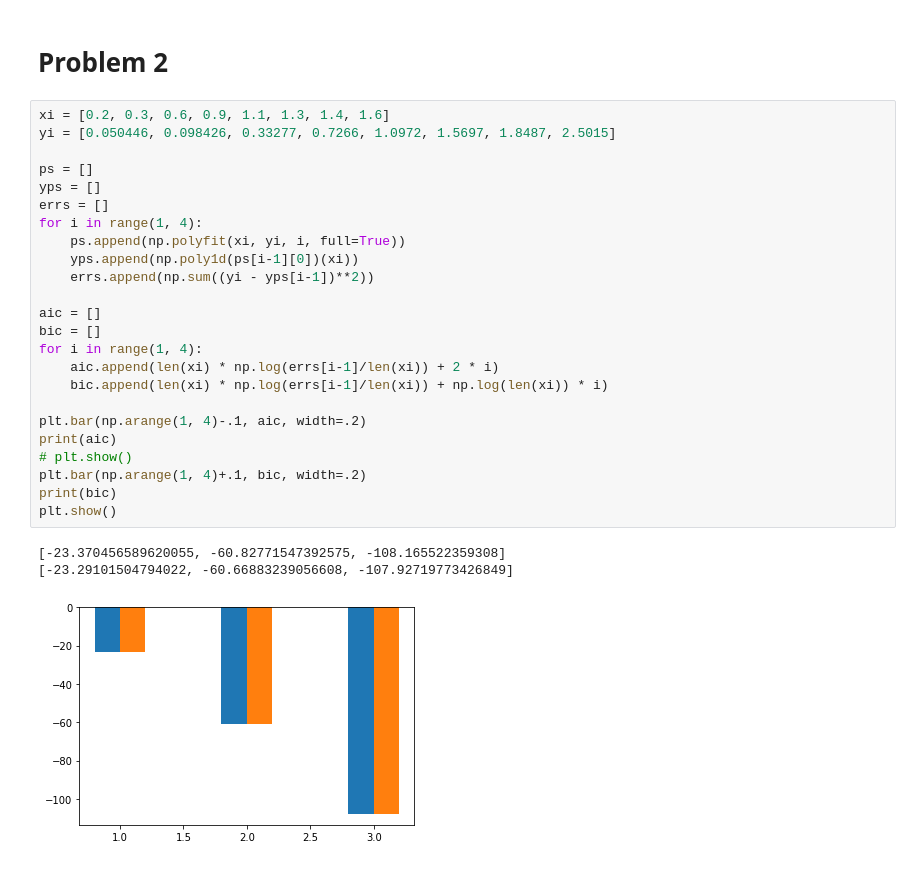
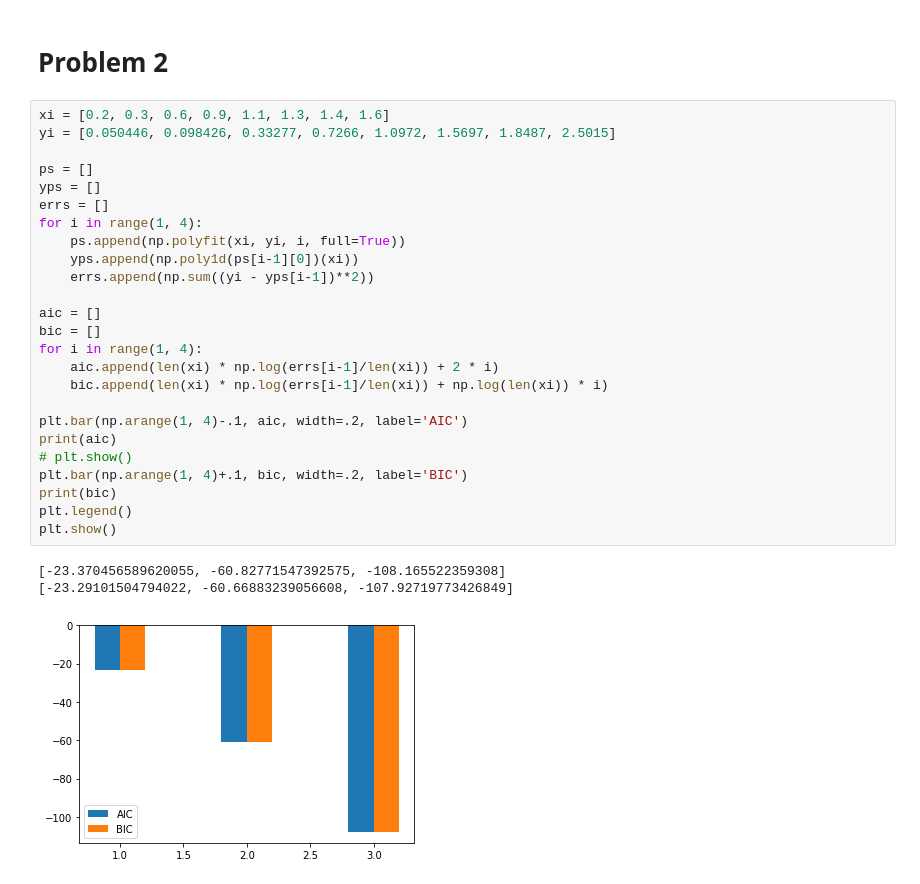
Before and after one commit to ASiCo1116/bime-ml, a Jupyter notebook: hw3/hw3.ipynb, the cells around one changed output. Cells and saved outputs as stored; diff of their text form.

```diff
--- a/hw3/hw3.ipynb
+++ b/hw3/hw3.ipynb
@@ -78,28 +78,29 @@ plt.show()
 # %%
 xi = [0.2, 0.3, 0.6, 0.9, 1.1, 1.3, 1.4, 1.6]
 yi = [0.050446, 0.098426, 0.33277, 0.7266, 1.0972, 1.5697, 1.8487, 2.5015]
 
 ps = []
 yps = []
 errs = []
 for i in range(1, 4):
     ps.append(np.polyfit(xi, yi, i, full=True))
     yps.append(np.poly1d(ps[i-1][0])(xi))
     errs.append(np.sum((yi - yps[i-1])**2))
 
 aic = []
 bic = []
 for i in range(1, 4):
     aic.append(len(xi) * np.log(errs[i-1]/len(xi)) + 2 * i)
     bic.append(len(xi) * np.log(errs[i-1]/len(xi)) + np.log(len(xi)) * i)
 
-plt.bar(np.arange(1, 4)-.1, aic, width=.2)
+plt.bar(np.arange(1, 4)-.1, aic, width=.2, label='AIC')
 print(aic)
 # plt.show()
-plt.bar(np.arange(1, 4)+.1, bic, width=.2)
+plt.bar(np.arange(1, 4)+.1, bic, width=.2, label='BIC')
 print(bic)
+plt.legend()
 plt.show()
 # %% [output]
 [-23.370456589620055, -60.82771547392575, -108.165522359308]
 [-23.29101504794022, -60.66883239056608, -107.92719773426849]
-[figure, old version]
+[figure, new version]
```
